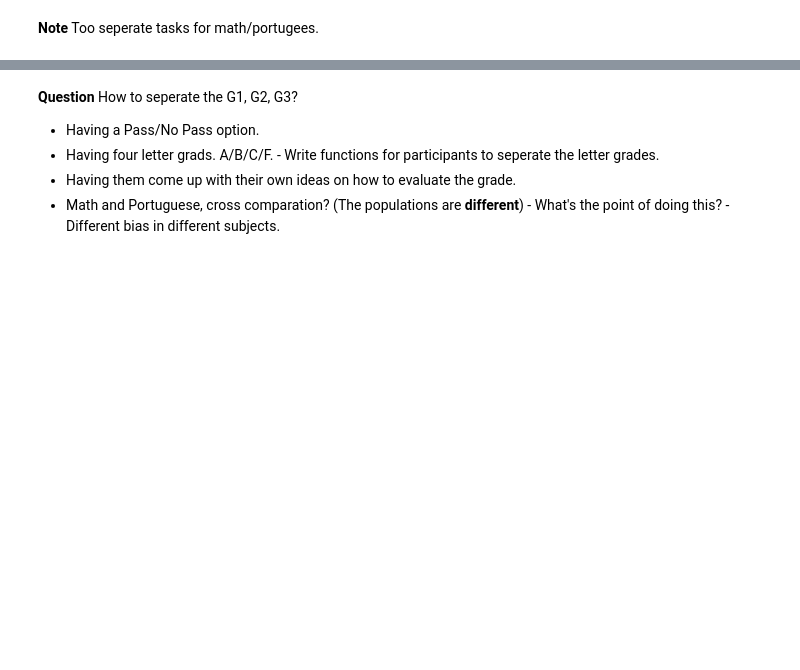
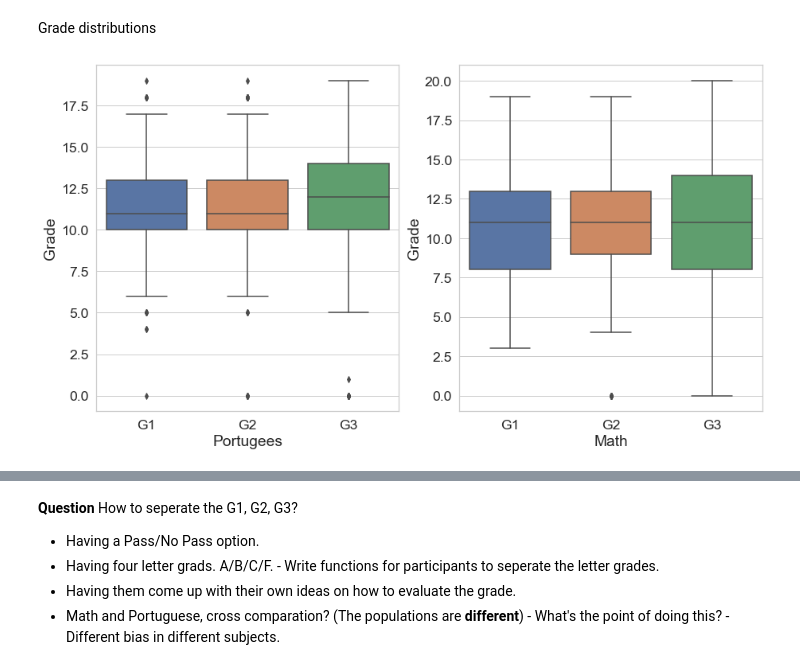
Before and after one commit to WesDeng/Recidivism_Exp, a Jupyter notebook: EDA_School.ipynb, the cells around one changed output, grey strips where cells are left out. Drawn from its saved outputs; the diff is of its cells as text; code cells hidden in the pictures; blank space fills up the shorter version.

```diff
--- a/EDA_School.ipynb
+++ b/EDA_School.ipynb
@@ -52,3 +96,28 @@ df_mat.sample(5)
 5 rows × 33 columns
-# %% [markdown]
-**Note** Too seperate tasks for math/portugees.
+# %% [markdown]
+<a id="gradedist">Grade distributions</a>
+# %%
+# Creating side by side box plot for the grades.
+import matplotlib.pyplot as plt
+#ax = sns.swarmplot(x="variable", y="value", data=pd.melt(df))
+#fig.set_axis_labels('Exam Type', 'Grade')
+
+sns.set(rc={'figure.figsize':(15,8)}, font_scale=1.6)
+sns.set_style('whitegrid')
+mat_grad = df_mat[['G1', 'G2', 'G3']]
+por_grad = df_por[['G1', 'G2', 'G3']]
+
+fig, ax = plt.subplots(1, 2)
+#ax = sns.boxplot(x="variable", y="value", data=pd.melt(df))
+
+sns.boxplot(x="variable", y="value", data=pd.melt(por_grad), ax=ax[0])
+ax[0].set(xlabel='Portugees', ylabel='Grade')
+
+sns.boxplot(x="variable", y="value", data=pd.melt(mat_grad), ax=ax[1])
+ax[1].set(xlabel='Math', ylabel='Grade')
+
+#fig = ax.get_figure()
+
+fig.show();
+# %% [output]
+[figure, added]
```
Also changed, not shown: parts of 14 cells of this notebook.
